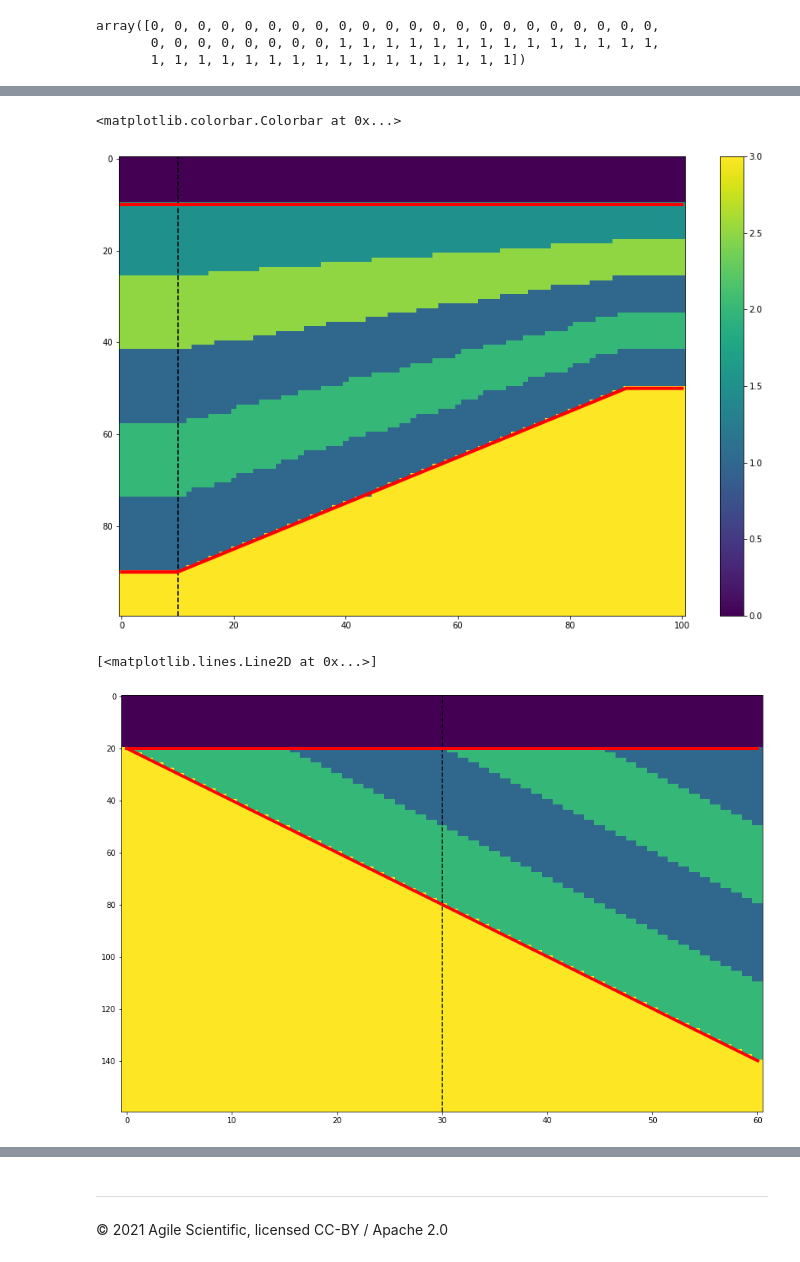
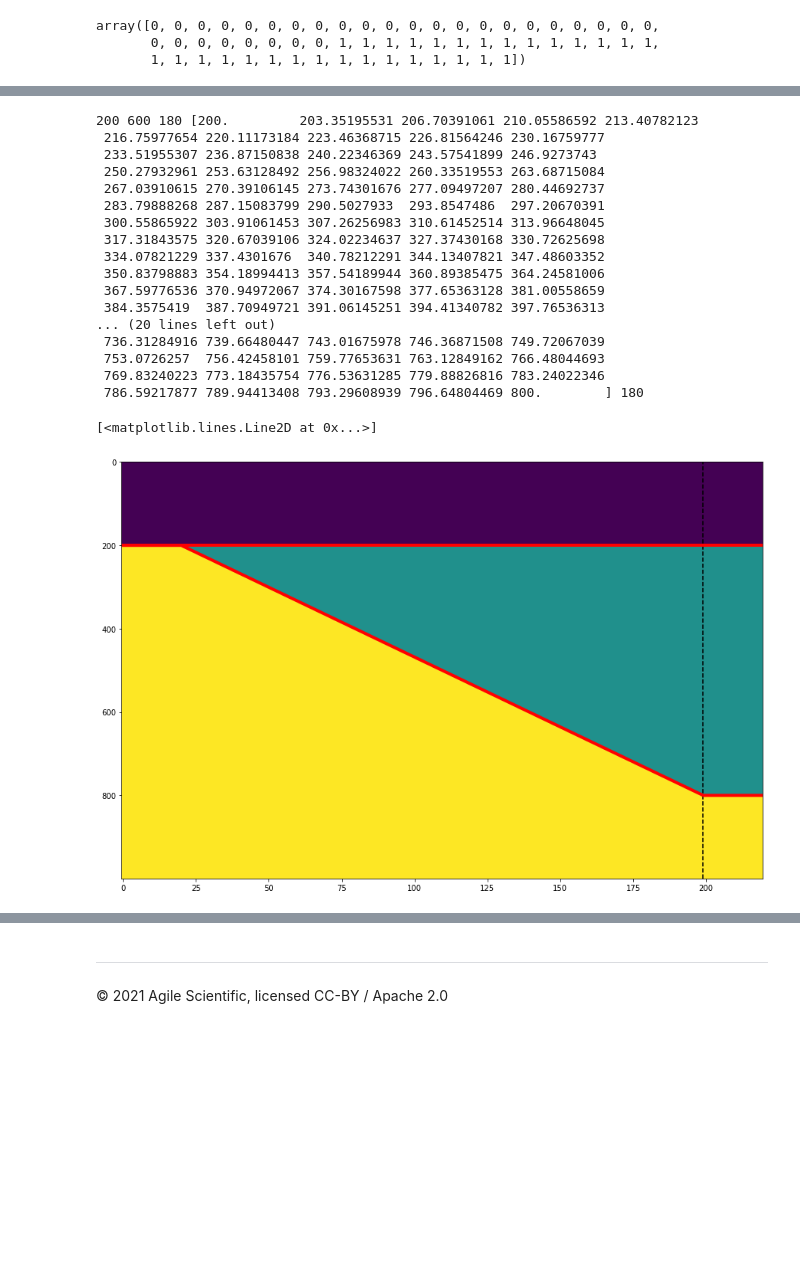
Before and after one commit to agilescientific/in-bruges, a Jupyter notebook: notebooks_dev/Wedges_flexible.ipynb, the cells around one changed output, grey strips where cells are left out. Cells and saved outputs as stored; diff of their text form; code cells hidden in the pictures; blank space fills up the shorter version.

Commit message:
working wedges!

```diff
--- a/notebooks_dev/Wedges_flexible.ipynb
+++ b/notebooks_dev/Wedges_flexible.ipynb
@@ -42,7 +42,7 @@ def pad_func(before, after):
 # %%
 import scipy.ndimage as sn
 
-def get_strat(strat, thickness, mode='stretch', kind='nearest', position=1, zoom_mode='nearest'):
+def get_strat(strat, thickness, mode='stretch', kind='nearest', position=1, wedge=None, zoom_mode='nearest'):
     """
     Take a 'stratigraphy' (either an int, a tuple of ints, or a list-like of
     floats) and expand or compress it to the required thickness.
@@ -56,13 +56,17 @@ def get_strat(strat, thickness, mode='stretch', kind='nearest', position=1, zoom
 
     if isinstance(strat, int) and order==0:
         out = np.repeat([strat], thickness)
+    elif isinstance(strat, float) and order==0:
+        out = np.repeat([strat], thickness)
     elif isinstance(strat, tuple) and order==0:
         out = np.repeat(strat, int(round(thickness/len(strat))))
     else:
         if position == 0:
-            strat = strat[-int(thickness):]
+            wedge_zoom = wedge[1]/len(wedge[0])
+            strat = strat[-int(thickness/wedge_zoom):]
         elif position == -1:
-            strat = strat[:int(thickness)]
+            wedge_zoom = wedge[1]/len(wedge[0])
+            strat = strat[:int(thickness/wedge_zoom)]
         zoom = thickness / len(strat)
         out = sn.zoom(strat, zoom=zoom, order=order, mode=zoom_mode)
 
@@ -183,15 +187,19 @@ def wedge(depth=(30, 40, 30),
         Z1, Z2, Z3 = width  # Z1 and Z3 are the bookends.
 
     if mode == 'linear':
-        zooms = np.linspace(left, right, 1+Z2)
-    elif mode == 'sigmoid':
-        zooms = sigmoid(left, right, 1+Z2)
+        zooms = np.linspace(left, right, Z2)
+    elif mode in ['clinoform', 'sigmoid']:
+        zooms = sigmoid(left, right, Z2)
     else:
         raise TypeError("Mode not recognized.")
 
-    layer1 = get_strat(strat[0], L1, position=0)
+    # Get the reference stratigraphy in each layer.
+    # The 'well log' case is tricky, because layer1 and layer3
+    # need to know about the amount of zoom on the wedge layer.
+    # There must be an easier way to do this.
+    layer1 = get_strat(strat[0], L1, position=0, wedge=(strat[1], L2))
     layer2 = get_strat(strat[1], L2, position=1)
-    layer3 = get_strat(strat[2], L3, position=-1)
+    layer3 = get_strat(strat[2], L3, position=-1, wedge=(strat[1], L2))
 
     padder = pad_func(layer1, layer3)
 
@@ -204,7 +212,7 @@ def wedge(depth=(30, 40, 30),
     wedge = np.pad(np.stack(padded), [[Z1, Z3], [0, 0]], mode='edge')
 
     # Make the top and base 'horizons'.
-    top = np.ones(np.sum(width)+1) * L1
+    top = np.ones(np.sum(width)) * L1
     base = np.pad(L1 + zooms * L2, [Z1, Z3], mode='edge')
 
     # Calculate the reference profile ('well' position).
@@ -225,34 +269,28 @@ def wedge(depth=(30, 40, 30),
 # %%
-w, top, base, ref = wedge(depth=(10., 80, 10),
-                          width=(10, 80, 10),
-                          strat=(0, (1.5, 2.5, 1, 2, 1), 3),
-                          thickness=(1, 0.5),
-                          mode='linear',
-                         )
+w, top, base, ref = wedge(depth=(200, 600, 200), width=(20, 180, 20), strat=(0, 1, 2), mode='linear')
 
 plt.figure(figsize=(15, 10))
 plt.imshow(w, aspect='auto', interpolation='none')
 plt.axvline(ref, color='k', ls='--')
 plt.plot(top, 'r-', lw=4)
 plt.plot(base, 'r-', lw=4)
-plt.colorbar()
 # %% [output]
-<matplotlib.colorbar.Colorbar at 0x...>
+200 600 180 [200.         203.35195531 206.70391061 210.05586592 213.40782123
+ 216.75977654 220.11173184 223.46368715 226.81564246 230.16759777
+ 233.51955307 236.87150838 240.22346369 243.57541899 246.9273743
+ 250.27932961 253.63128492 256.98324022 260.33519553 263.68715084
+ 267.03910615 270.39106145 273.74301676 277.09497207 280.44692737
+ 283.79888268 287.15083799 290.5027933  293.8547486  297.20670391
+ 300.55865922 303.91061453 307.26256983 310.61452514 313.96648045
+ 317.31843575 320.67039106 324.02234637 327.37430168 330.72625698
+ 334.07821229 337.4301676  340.78212291 344.13407821 347.48603352
+ 350.83798883 354.18994413 357.54189944 360.89385475 364.24581006
+ 367.59776536 370.94972067 374.30167598 377.65363128 381.00558659
+ 384.3575419  387.70949721 391.06145251 394.41340782 397.76536313
+... (20 lines left out)
+ 736.31284916 739.66480447 743.01675978 746.36871508 749.72067039
+ 753.0726257  756.42458101 759.77653631 763.12849162 766.48044693
+ 769.83240223 773.18435754 776.53631285 779.88826816 783.24022346
+ 786.59217877 789.94413408 793.29608939 796.64804469 800.        ] 180
+[<matplotlib.lines.Line2D at 0x...>]
-[figure, old version]
+[figure, new version]
-# %%
-w, top, base, ref = wedge(depth=(20, 60, 20),
-                          width=(0, 60, 0),
-                          strat=(0, (1,2), 3),
-                          mode='linear',
-                          conformance='bottom',
-                          thickness=(0, 2)
-                         )
-
-plt.figure(figsize=(15, 10))
-plt.imshow(w, aspect='auto', interpolation='none')
-plt.axvline(ref, color='k', ls='--')
-plt.plot(top, 'r-', lw=4)
-plt.plot(base, 'r-', lw=4)
-# %% [output]
-[<matplotlib.lines.Line2D at 0x...>]
-[figure, removed]
```
Also changed, not shown: parts of 8 cells of this notebook, 1 other file.
